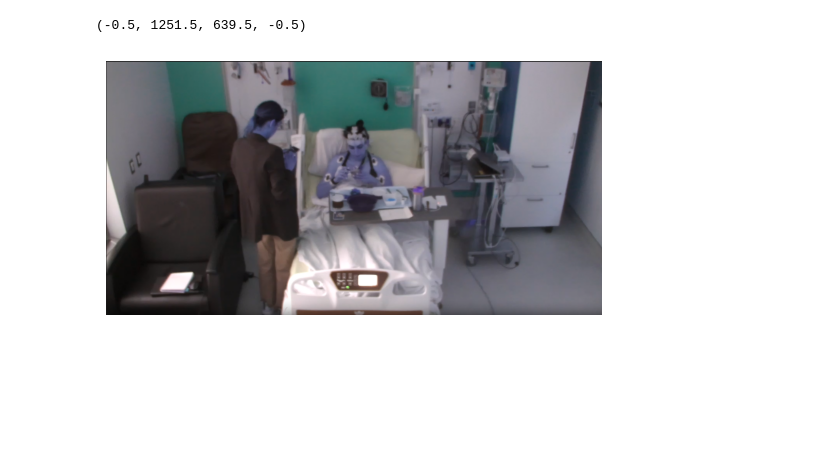
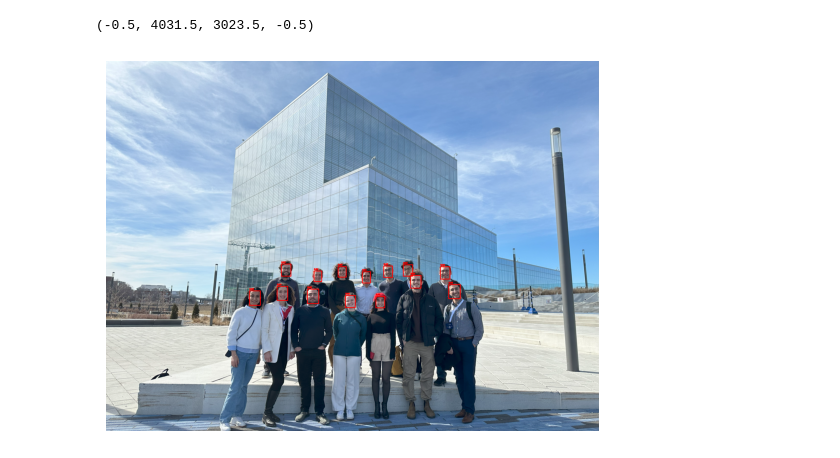
Before and after one commit to danigl00/Anonymize_EMU_Faces, a Jupyter notebook: Yunet/Yunet.ipynb, the cells around one changed output. Cells and saved outputs as stored; diff of their text form; code cells hidden in the pictures; blank space fills up the shorter version.

```diff
--- a/Yunet/Yunet.ipynb
+++ b/Yunet/Yunet.ipynb
@@ -2,7 +2,7 @@
 import cv2
 import matplotlib.pyplot as plt
 # %%
-image_cv2_yunet = cv2.imread("../Seizure_videos/frame.png")
+image_cv2_yunet = cv2.imread("../Seizure_videos/futurs_numeriques_2024.png")
 height, width, _ = image_cv2_yunet.shape
 
 model1 = "face_detection_yunet_2023mar.onnx"
@@ -18,23 +18,24 @@ _, faces = detector.detect(image_cv2_yunet)
 # %%
 if faces is not None:
    for face in faces:
       # parameters: x1, y1, w, h, x_re, y_re, x_le, y_le, x_nt, y_nt, x_rcm, y_rcm, x_lcm, y_lcm
 
       # bouding box
       box = list(map(int, face[:4]))
       color = (0, 0, 255)
       cv2.rectangle(image_cv2_yunet, box, color, 5)
 
       # confidence
       confidence = face[-1]
       confidence = "{:.2f}".format(confidence)
       position = (box[0], box[1] - 10)
       cv2.putText(image_cv2_yunet, confidence, position, cv2.FONT_HERSHEY_SIMPLEX, 0.5, color, 3, cv2.LINE_AA)
+      image_rgb = cv2.cvtColor(image_cv2_yunet, cv2.COLOR_BGR2RGB)
 
 
 plt.figure()
-plt.imshow(image_cv2_yunet)
+plt.imshow(image_rgb)
 plt.axis('off')
 # %% [output]
-(-0.5, 1251.5, 639.5, -0.5)
+(-0.5, 4031.5, 3023.5, -0.5)
-[figure, old version]
+[figure, new version]
```
Also changed, not shown: 4 other files.
